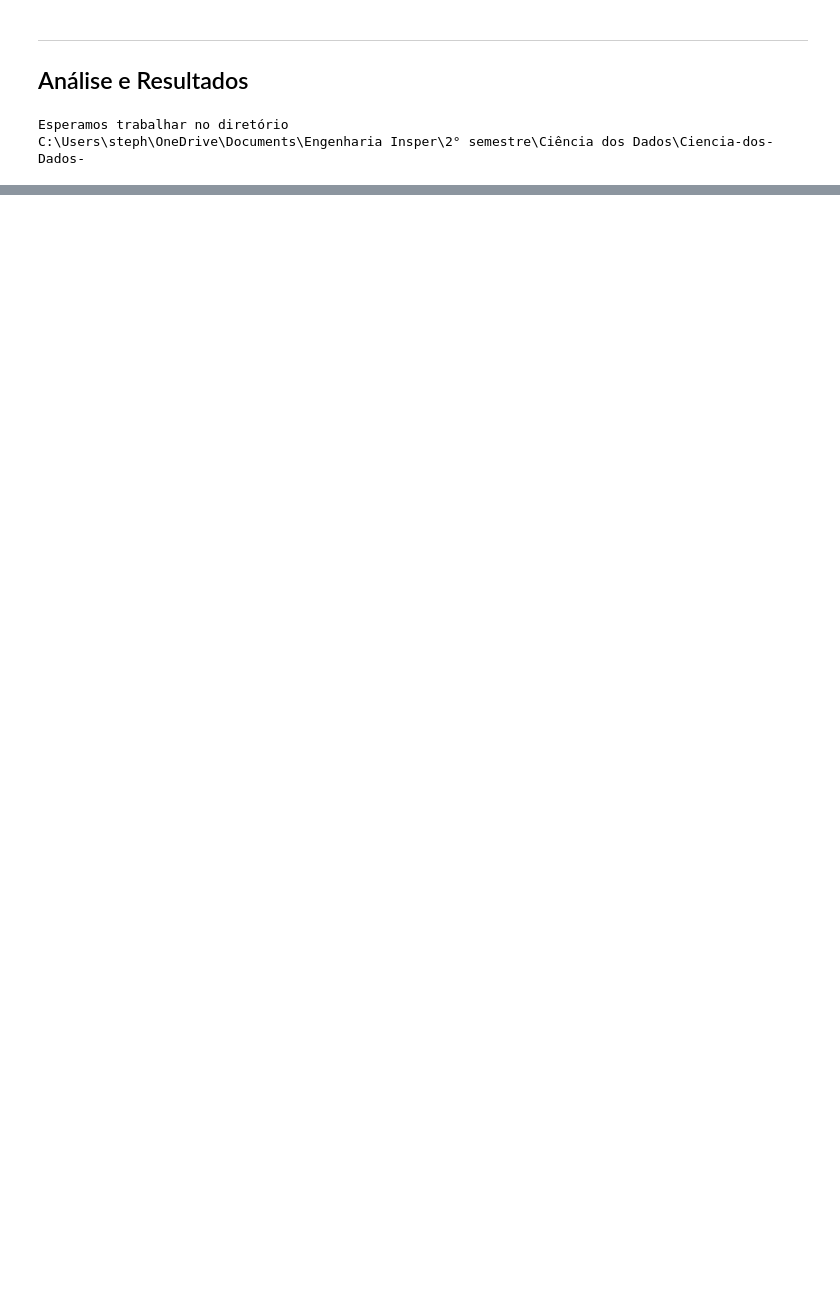
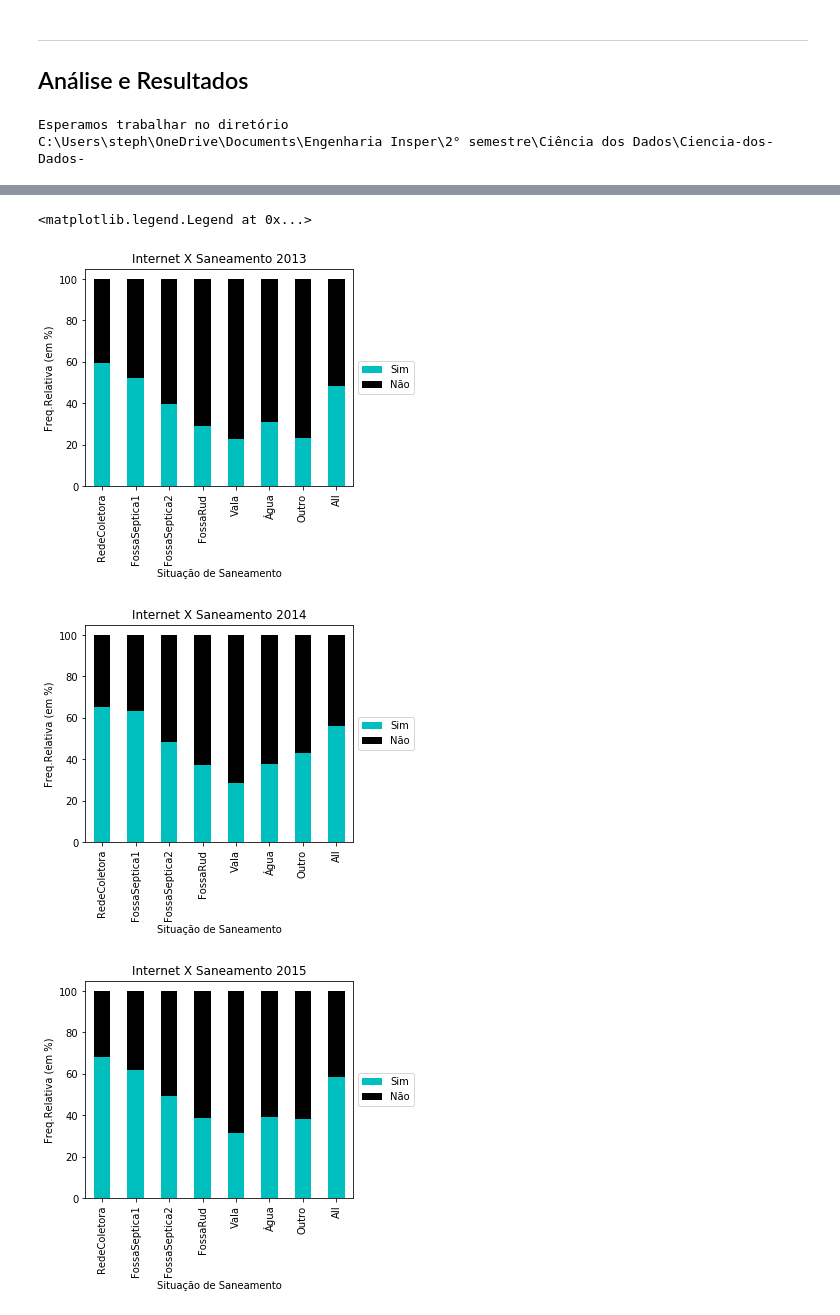
Before and after one commit to stephaniewm/Ciencia-dos-Dados-, a Jupyter notebook: Projeto1.ipynb, the cells around one changed output, grey strips where cells are left out. Cells and saved outputs as stored; diff of their text form; code cells hidden in the pictures; blank space fills up the shorter version.

```diff
--- a/Projeto1.ipynb
+++ b/Projeto1.ipynb
@@ -355,0 +679,41 @@ Descreva aqui suas conclusões!
+# %%
+'''Tabela Cruzada Saneamento X Internet em % - 2013'''
+cta=(pd.crosstab(data13.Saneamento, data13.InternetDomicílio, margins=True,  rownames=['Situação de Saneamento'], colnames=['Situação Internet'], normalize='index')*100).round(decimals=1)
+
+'''Tabela Cruzada Saneamento X Internet em % - 2014'''
+cta14=(pd.crosstab(data14.Saneamento, data14.InternetDomicílio, margins=True,  rownames=['Situação de Saneamento'], colnames=['Situação Internet'], normalize='index')*100).round(decimals=1)
+
+'''Tabela Cruzada Saneamento X Internet em % - 2015'''
+cta15=(pd.crosstab(data15.Saneamento, data15.InternetDomicílio, margins=True,  rownames=['Situação de Saneamento'], colnames=['Situação Internet'], normalize='index')*100).round(decimals=1)
+# %%
+plot = cta.plot(kind='bar', stacked=True,title='Internet X Saneamento 2013', color=('c', 'k'))
+plt.ylabel('Freq.Relativa (em %)')
+
+#Para legenda ficar fora do gráfico
+ax = plt.subplot(111)
+box = ax.get_position()
+ax.set_position([box.x0, box.y0, box.width * 0.8, box.height])
+ax.legend(loc='center left', bbox_to_anchor=(1, 0.5))
+
+plot = cta14.plot(kind='bar', stacked=True,title='Internet X Saneamento 2014', color=('c', 'k'))
+plt.ylabel('Freq.Relativa (em %)')
+
+#Para legenda ficar fora do gráfico
+ax = plt.subplot(111)
+box = ax.get_position()
+ax.set_position([box.x0, box.y0, box.width * 0.8, box.height])
+ax.legend(loc='center left', bbox_to_anchor=(1, 0.5))
+
+plot = cta15.plot(kind='bar', stacked=True,title='Internet X Saneamento 2015', color=('c', 'k'))
+plt.ylabel('Freq.Relativa (em %)')
+
+#Para legenda ficar fora do gráfico
+ax = plt.subplot(111)
+box = ax.get_position()
+ax.set_position([box.x0, box.y0, box.width * 0.8, box.height])
+ax.legend(loc='center left', bbox_to_anchor=(1, 0.5))
+# %% [output]
+<matplotlib.legend.Legend at 0x...>
+[figure, added]
+[figure, added]
+[figure, added]
```
Also changed, not shown: parts of 107 cells of this notebook.
